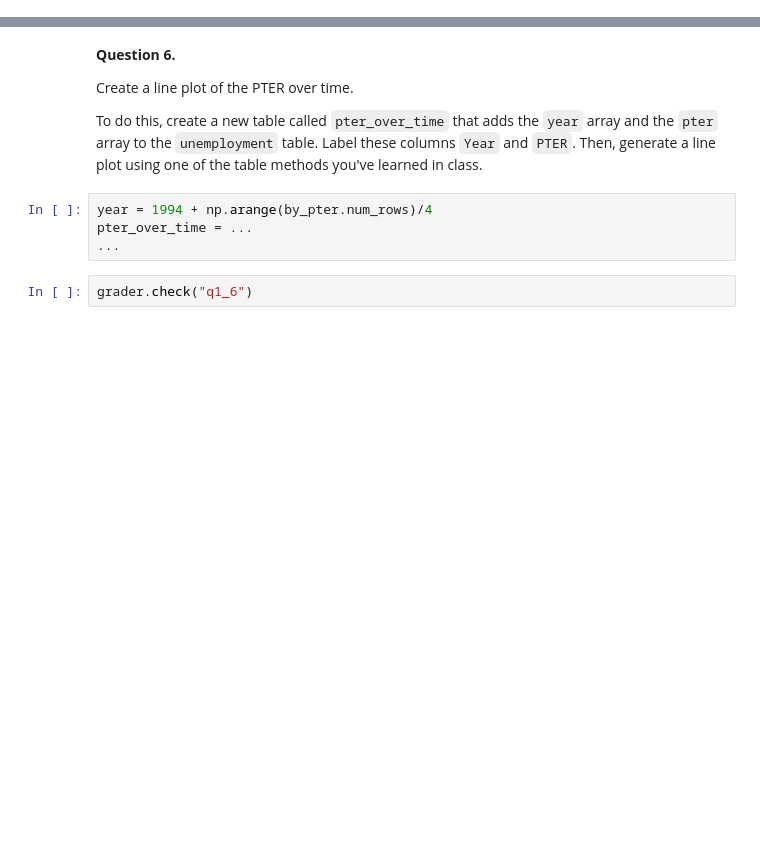
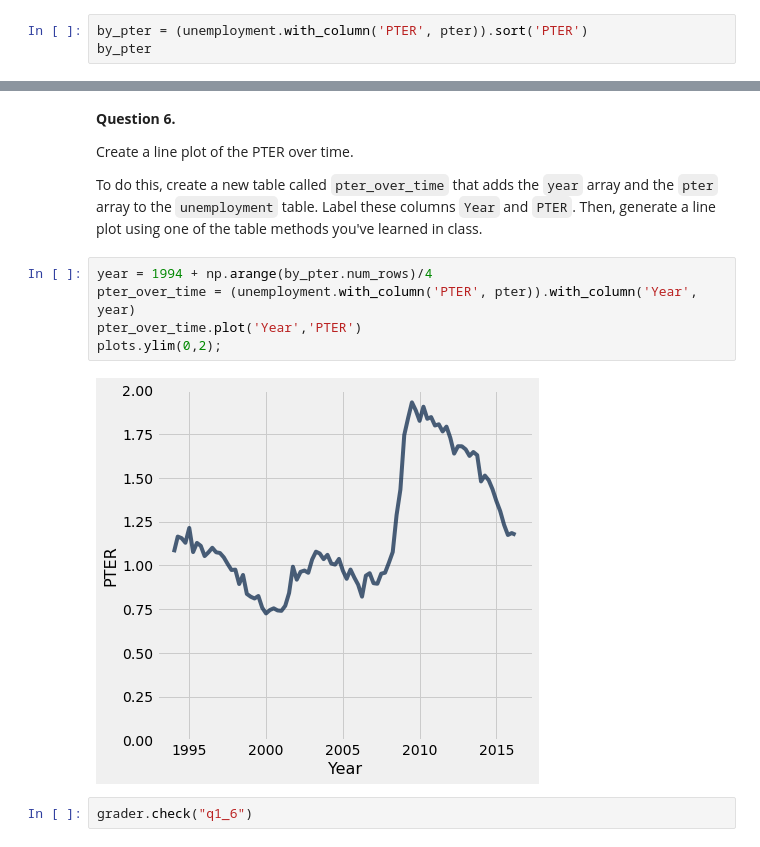
Before and after one commit to Theling1/UMBC-IS296-Spring2022-EL, a Jupyter notebook: hw/hw03/hw03.ipynb, the cells around one changed output, grey strips where cells are left out. Drawn from its saved outputs; the diff is of its cells as text; blank space fills up the shorter version.

```diff
--- a/hw/hw03/hw03.ipynb
+++ b/hw/hw03/hw03.ipynb
@@ -107,0 +150,3 @@ by_pter
+# %%
+by_pter = (unemployment.with_column('PTER', pter)).sort('PTER')
+by_pter
@@ -120,8 +178,11 @@ name: q1_6
 -->
 # %%
 year = 1994 + np.arange(by_pter.num_rows)/4
-pter_over_time = ...
-...
+pter_over_time = (unemployment.with_column('PTER', pter)).with_column('Year', year)
+pter_over_time.plot('Year','PTER')
+plots.ylim(0,2);
+# %% [output]
+[figure, added]
 # %%
 grader.check("q1_6")
 # %% [markdown]
```
Also changed, not shown: parts of 34 cells of this notebook.
